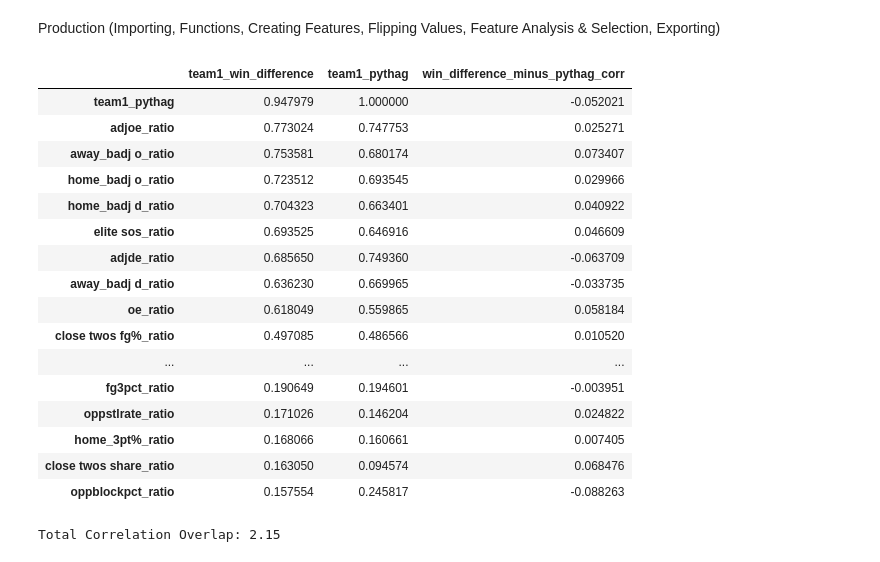
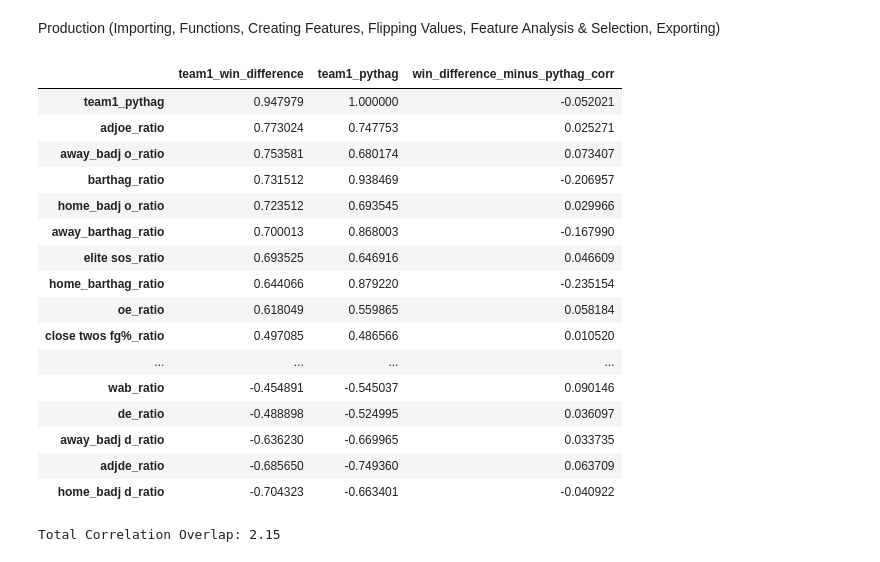
Before and after one commit to peterlmajors/The_Perfect_Bracket, a Jupyter notebook: exploration/feature_creation.ipynb, the cells around one changed output. Drawn from its saved outputs; the diff is of its cells as text; code cells hidden in the pictures.

```diff
--- a/exploration/feature_creation.ipynb
+++ b/exploration/feature_creation.ipynb
@@ -97,49 +97,49 @@ df = pd.concat([df_1, df_2]).reset_index(drop=True)
 # %%
 # Inspect Correlation and Influence on Team 1 Winning
 
 # Get All Diffs, Ratio, and Pythag
 complete_ratio_cols = [col + '_ratio' for col in features_ratio]
 complete_ratio_cols.append('team1_pythag')
 complete_ratio_cols.remove('team_score_ratio')
 
 # Normalize Features For Fair Comparison
 scaler = StandardScaler()
 df_cols_to_norm = df[complete_ratio_cols]
 df_cols_to_norm = df_cols_to_norm.fillna(df_cols_to_norm.mean())
 df_norm = pd.DataFrame(scaler.fit_transform(df_cols_to_norm), columns = complete_ratio_cols)
 df_norm = pd.concat([df_norm, df['team1_win']], axis = 1)
 
 # Compare Biggest Mean Difference When Team 1 Wins and Losses
 mean_values_0 = df_norm[df_norm['team1_win'] == 0][complete_ratio_cols].mean()
 mean_values_1 = df_norm[df_norm['team1_win'] == 1][complete_ratio_cols].mean()
-team1_win_change = pd.DataFrame(abs(mean_values_1 - mean_values_0).sort_values(ascending=False), columns = ['team1_win_difference'])
+team1_win_change = pd.DataFrame((mean_values_1 - mean_values_0).sort_values(ascending=False), columns = ['team1_win_difference'])
 
 # Show Corrleation To Team1 Pythag, The Strongest Indicator
 team1_pythag = df_norm[complete_ratio_cols].corr(method='spearman')
-team1_pythag = pd.DataFrame(abs(team1_pythag['team1_pythag']))
+team1_pythag = pd.DataFrame(team1_pythag['team1_pythag'])
 
 # View Them Together
 win_and_pythag = pd.merge(team1_win_change, team1_pythag, left_index = True, right_index = True, how = 'inner')
 win_and_pythag['win_difference_minus_pythag_corr'] = win_and_pythag['team1_win_difference'] - win_and_pythag['team1_pythag']
-win_and_pythag[(win_and_pythag['team1_win_difference'] > .15) & (win_and_pythag['win_difference_minus_pythag_corr'] > -.1)].sort_values(by = 'team1_win_difference', ascending=False)
+win_and_pythag.sort_values(by = 'team1_win_difference', ascending=False)
 # %% [output]
 |  | team1_win_difference | team1_pythag | win_difference_minus_pythag_corr |
 | team1_pythag | 0.947979 | 1.000000 | -0.052021 |
 | adjoe_ratio | 0.773024 | 0.747753 | 0.025271 |
 | away_badj o_ratio | 0.753581 | 0.680174 | 0.073407 |
+| barthag_ratio | 0.731512 | 0.938469 | -0.206957 |
 | home_badj o_ratio | 0.723512 | 0.693545 | 0.029966 |
-| home_badj d_ratio | 0.704323 | 0.663401 | 0.040922 |
+| away_barthag_ratio | 0.700013 | 0.868003 | -0.167990 |
 | elite sos_ratio | 0.693525 | 0.646916 | 0.046609 |
-| adjde_ratio | 0.685650 | 0.749360 | -0.063709 |
-| away_badj d_ratio | 0.636230 | 0.669965 | -0.033735 |
+| home_barthag_ratio | 0.644066 | 0.879220 | -0.235154 |
 | oe_ratio | 0.618049 | 0.559865 | 0.058184 |
 | close twos fg%_ratio | 0.497085 | 0.486566 | 0.010520 |
 | ... | ... | ... | ... |
-| fg3pct_ratio | 0.190649 | 0.194601 | -0.003951 |
-| oppstlrate_ratio | 0.171026 | 0.146204 | 0.024822 |
-| home_3pt%_ratio | 0.168066 | 0.160661 | 0.007405 |
-| close twos share_ratio | 0.163050 | 0.094574 | 0.068476 |
-| oppblockpct_ratio | 0.157554 | 0.245817 | -0.088263 |
+| wab_ratio | -0.454891 | -0.545037 | 0.090146 |
+| de_ratio | -0.488898 | -0.524995 | 0.036097 |
+| away_badj d_ratio | -0.636230 | -0.669965 | 0.033735 |
+| adjde_ratio | -0.685650 | -0.749360 | 0.063709 |
+| home_badj d_ratio | -0.704323 | -0.663401 | -0.040922 |
 # %%
 # Produce Correlation Matrix and Correlation Sum
 final_features = ['team1_pythag', 'elite sos_ratio', 'avg hgt_ratio', 'threes fg%_ratio', 'oppstlrate_ratio']
```
Also changed, not shown: 3 other files.
